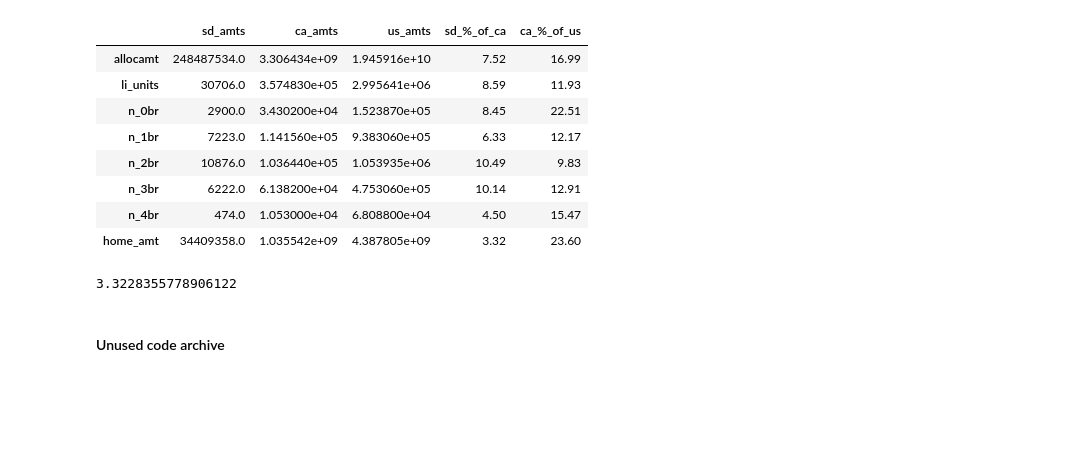
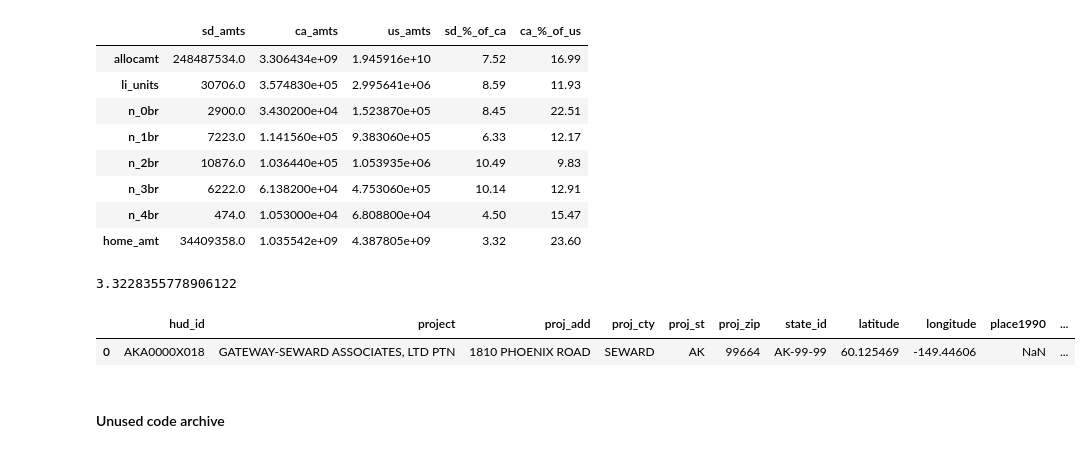
Before and after one commit to pndang/ULI-UCSD-H2H, a Jupyter notebook: LIHTC_analysis/lihtc-data-prep.ipynb, the cells around one changed output. Saved outputs shown, nothing was run; the diff lists cells and outputs as text; code cells hidden in the pictures; blank space fills up the shorter version.

```diff
--- a/LIHTC_analysis/lihtc-data-prep.ipynb
+++ b/LIHTC_analysis/lihtc-data-prep.ipynb
@@ -462,6 +457,11 @@ df.replace('missing', np.NaN, inplace=True)
 wp = "C:/Users/phuro/UCSD/ULI/H2H/ULI-UCSD_H2H/LIHTC_analysis/data/cleanLIHTC.csv"
 
 df.to_csv(wp)
+# %%
+df.head(1)
+# %% [output]
+|  | hud_id | project | proj_add | proj_cty | proj_st | proj_zip | state_id | latitude | longitude | place1990 | ... |
+| 0 | AKA0000X018 | GATEWAY-SEWARD ASSOCIATES, LTD PTN | 1810 PHOENIX ROAD | SEWARD | AK | 99664 | AK-99-99 | 60.125469 | -149.44606 | NaN | ... |
 # %% [markdown]
 #### Unused code archive
 # %%
```
Also changed, not shown: parts of 1 cell of this notebook, 4 other files.
